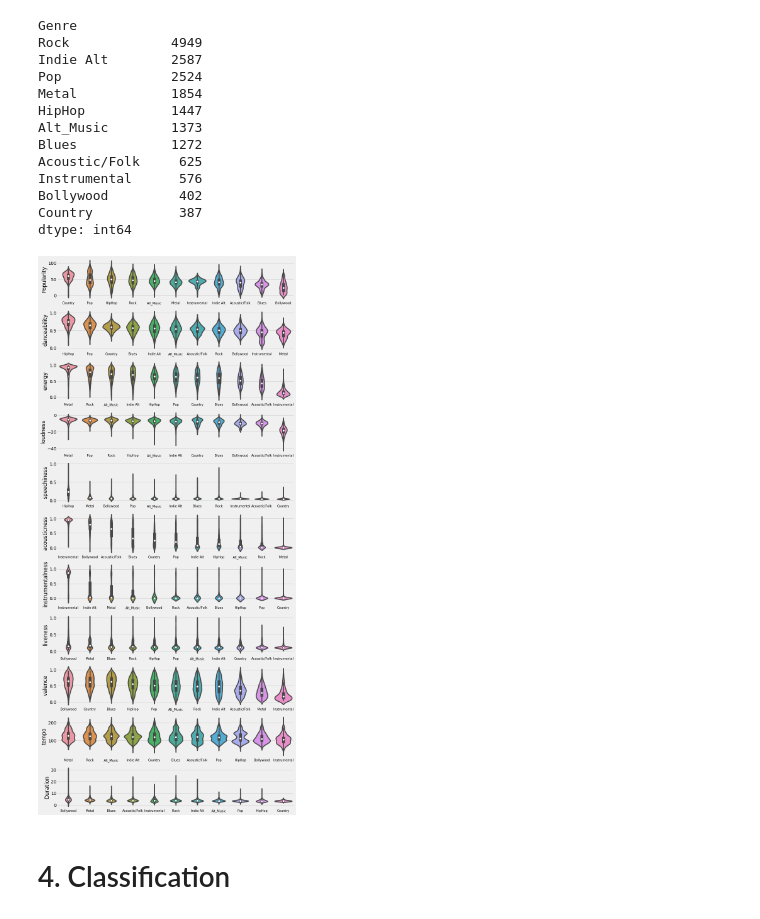
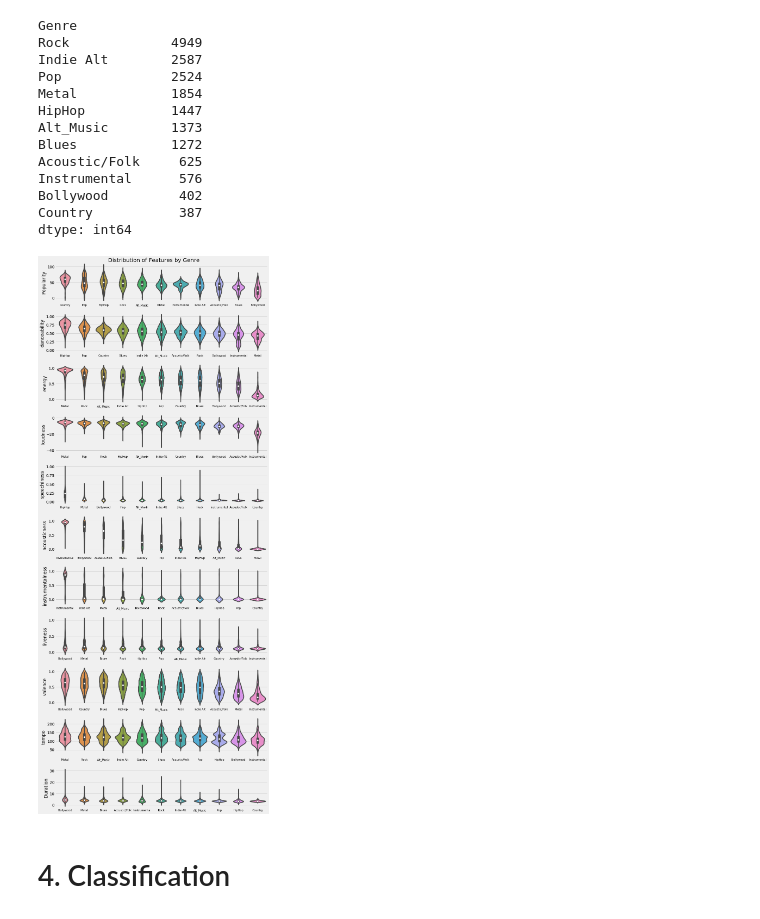
Before and after one commit to kbathina/Udacity, a Jupyter notebook: Final Project/FinalProject.ipynb, the cells around one changed output. Cells and saved outputs as stored; diff of their text form; code cells hidden in the pictures.

```diff
--- a/Final Project/FinalProject.ipynb
+++ b/Final Project/FinalProject.ipynb
@@ -194,19 +200,26 @@ dtype: int64
 # %%
 # configure plot
 fig,axes = plt.subplots(len(features),1,figsize = (12,30))
+
+# get list of updated features
+features = data.select_dtypes(include=['float64']).columns.tolist()
 
 # loop through all of the features
 for i,feature in enumerate(features):
 
     # sort the genres by mean descending order of the features
     order = data.groupby(by=["Genre"])[feature].mean().sort_values(ascending = False).index
     # plot violin plots for each genre
     plot = sns.violinplot(x="Genre", y=feature, data=data, order = order, ax=axes[i], linewidth=3)
     # change x tick label size
     plot.set_xticklabels(plot.get_xmajorticklabels(), fontsize = 10)
+    # remove x label
     plot.set_xlabel('');
+
+fig.suptitle('Distribution of Features by Genre', fontsize = 20);
+fig.tight_layout(rect=[0, 0.03, 1, 0.98])
 # %% [output]
-[figure, old version]
+[figure, new version]
 # %% [markdown]
 # 4.  Classification
 # %%
```
Also changed, not shown: parts of 13 cells of this notebook.
